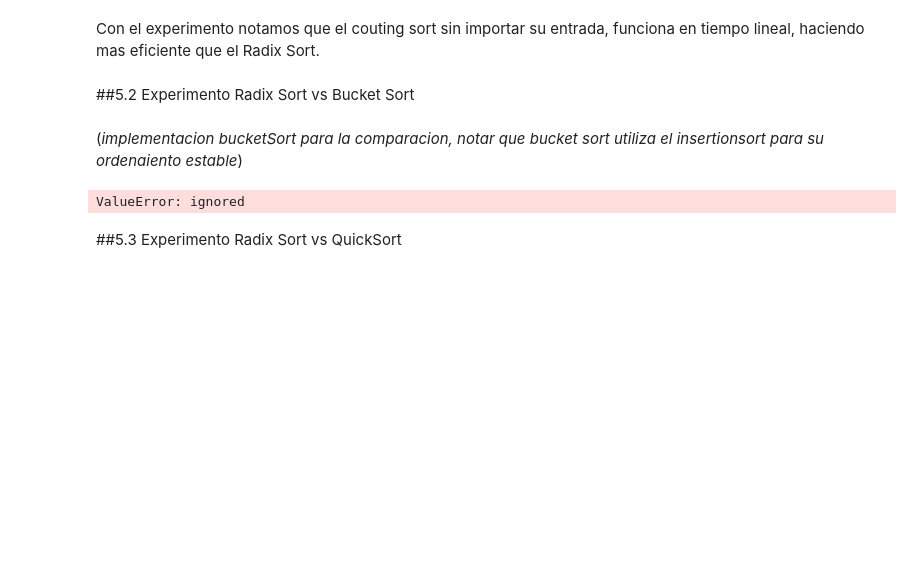
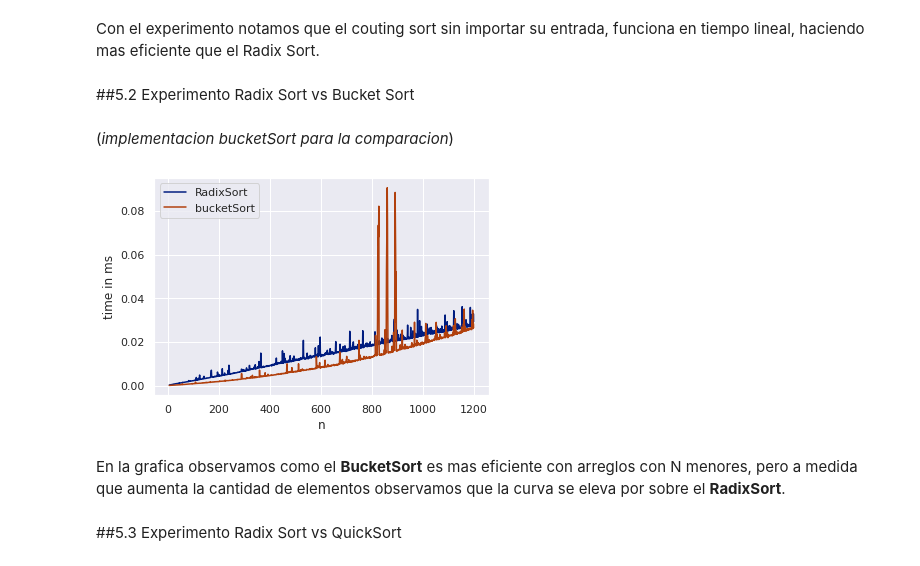
Before and after one commit to Jmorgado125/ADA-Informes, a Jupyter notebook: RadixSort.ipynb, the cells around one changed output. Cells and saved outputs as stored; diff of their text form; code cells hidden in the pictures; blank space fills up the shorter version.

```diff
--- a/RadixSort.ipynb
+++ b/RadixSort.ipynb
@@ -153,4 +153,4 @@ Con el experimento notamos que el couting sort sin importar su entrada, funciona
 # %% [markdown]
 ##5.2 Experimento Radix Sort vs Bucket Sort
 # %% [markdown]
-(*implementacion bucketSort para la comparacion, notar que bucket sort utiliza el insertionsort para su ordenaiento estable*)
+(*implementacion bucketSort para la comparacion*)
@@ -188,38 +189,40 @@ import datetime
 import random
 from timeit import repeat
 
 %matplotlib inline
 
 sns.set(context='notebook', style='darkgrid', palette='dark')
 
 x=[]; x2 =[]
 y=[]; y2=[]
 
-for n in range(5,400):
+for n in range(5,1200):
 
-  a = random.sample(range(0,100),n)
+  a = random.sample(range(0,1500),n)
   t = repeat(setup="from __main__ import radixSort", stmt=f"radixSort({a})", repeat=1, number=10)
 
   x.append(n)
   y.append(t)
 
-for n in range(5,400):
+for n in range(5,1200):
 
-  a = random.sample(range(0,100),n)
+  a = random.sample(range(0,1500),n)
   t = repeat(setup="from __main__ import bucketSort", stmt=f"bucketSort({a})", repeat=1, number=10)
 
   x2.append(n)
   y2.append(t)
 
 plt.plot(x,y)
 plt.plot(x2,y2)
 plt.legend(["RadixSort", "bucketSort"])
 
 plt.xlabel('n')
 plt.ylabel('time in ms')
 plt.show()
 # %% [output]
-ValueError: ignored
+[figure, added]
+# %% [markdown]
+En la grafica observamos como el **BucketSort** es mas eficiente con arreglos con N menores, pero a medida que aumenta la cantidad de elementos observamos que la curva se eleva por sobre el **RadixSort**.
 # %% [markdown]
 ##5.3 Experimento Radix Sort vs QuickSort
 # %% [markdown]
```
Also changed, not shown: parts of 3 cells of this notebook.
